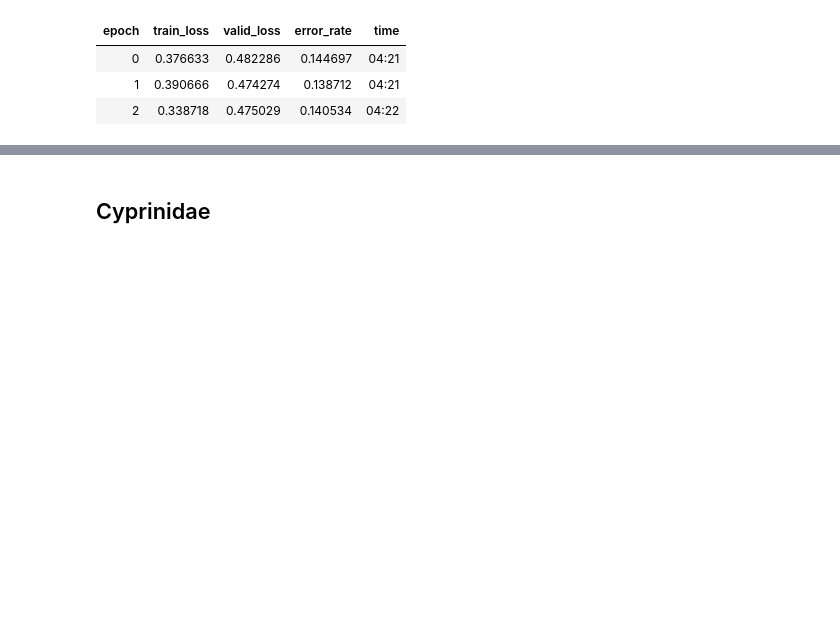
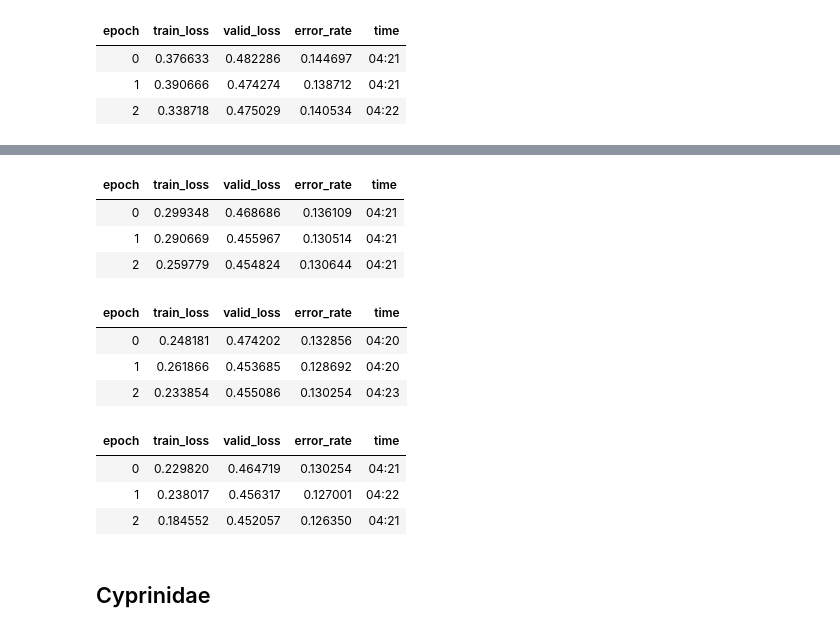
Before and after one commit to jossalgon/Fishly-Hierarchical-image-classification, a Jupyter notebook: species144-by-families3.ipynb, the cells around one changed output, grey strips where cells are left out. Cells and saved outputs as stored; diff of their text form; code cells hidden in the pictures; blank space fills up the shorter version.

```diff
--- a/species144-by-families3.ipynb
+++ b/species144-by-families3.ipynb
@@ -149,0 +162,7 @@ learn.export('family-centrarchidae-resnet50-12epochs.pkl')
+# %%
+learn.fit_one_cycle(3, lr_max=1e-5)
+# %% [output]
+| epoch | train_loss | valid_loss | error_rate | time |
+| 0 | 0.299348 | 0.468686 | 0.136109 | 04:21 |
+| 1 | 0.290669 | 0.455967 | 0.130514 | 04:21 |
+| 2 | 0.259779 | 0.454824 | 0.130644 | 04:21 |
@@ -149,0 +171,7 @@ learn.export('family-centrarchidae-resnet50-12epochs.pkl')
+# %%
+learn.fit_one_cycle(3, lr_max=1e-5)
+# %% [output]
+| epoch | train_loss | valid_loss | error_rate | time |
+| 0 | 0.248181 | 0.474202 | 0.132856 | 04:20 |
+| 1 | 0.261866 | 0.453685 | 0.128692 | 04:20 |
+| 2 | 0.233854 | 0.455086 | 0.130254 | 04:23 |
@@ -149,0 +180,7 @@ learn.export('family-centrarchidae-resnet50-12epochs.pkl')
+# %%
+learn.fit_one_cycle(3, lr_max=1e-5)
+# %% [output]
+| epoch | train_loss | valid_loss | error_rate | time |
+| 0 | 0.229820 | 0.464719 | 0.130254 | 04:21 |
+| 1 | 0.238017 | 0.456317 | 0.127001 | 04:22 |
+| 2 | 0.184552 | 0.452057 | 0.126350 | 04:21 |
```
Also changed, not shown: parts of 27 cells of this notebook, 1 other file.
